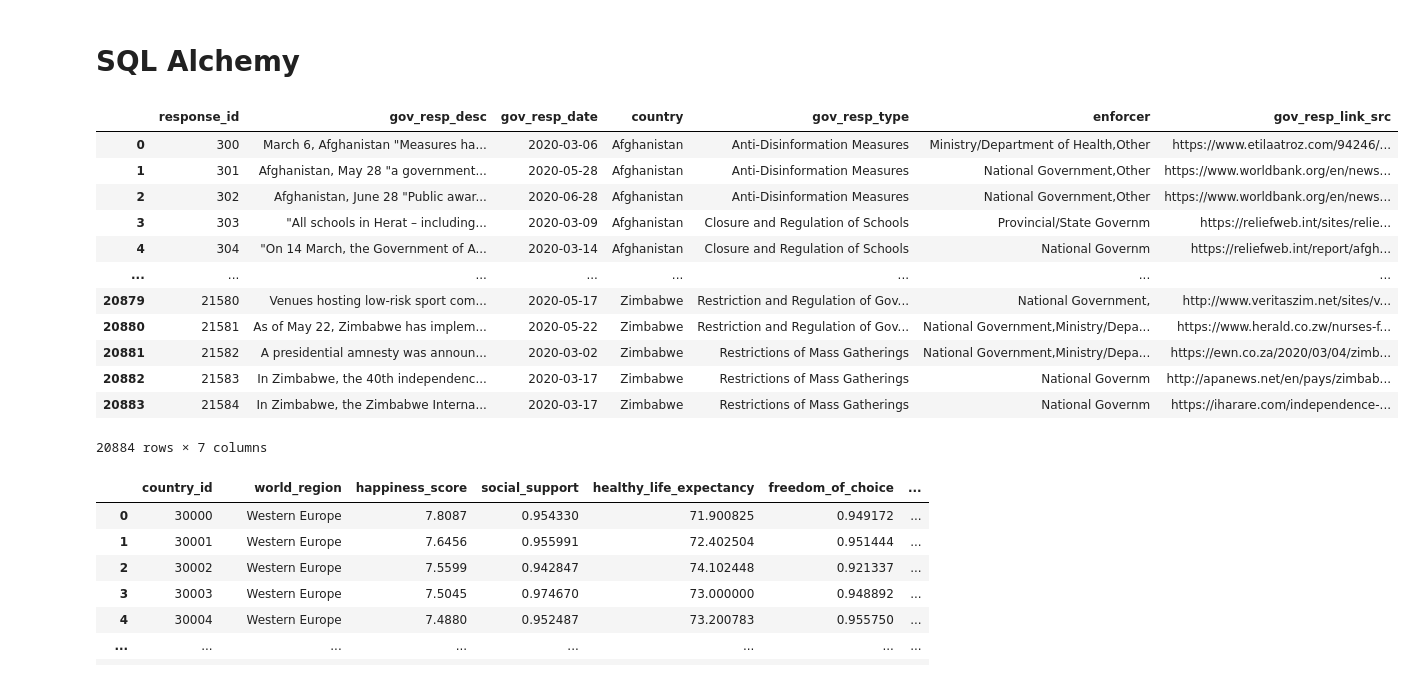
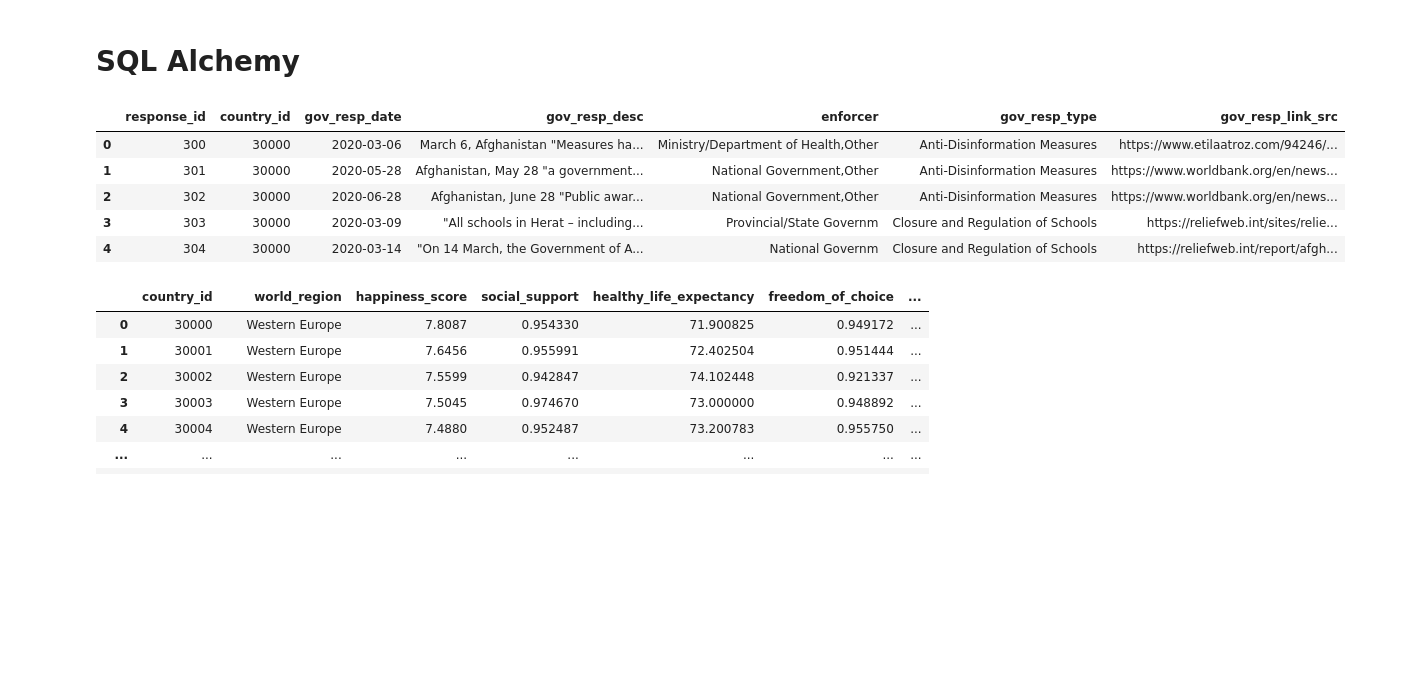
Before and after one commit to Kpearson72/etl-project-team4, a Jupyter notebook: etl_prpject_final_notebook-Copy1.ipynb, the cells around one changed output. Drawn from its saved outputs; the diff is of its cells as text; code cells hidden in the pictures; blank space fills up the shorter version.

Commit message:
finish notebook, erd, loading dataframe using

```diff
--- a/etl_prpject_final_notebook-Copy1.ipynb
+++ b/etl_prpject_final_notebook-Copy1.ipynb
@@ -854,7 +937,7 @@ gov_response.dropna(inplace = True)
 # %%
 from sqlalchemy import create_engine
 
-engine = create_engine('postgresql://postgres:<username>:5432/Happiness_db')
+engine = create_engine('postgresql://postgres:<password>@localhost:5432/Happiness_db')
 conn=engine.connect()
 
 
@@ -868,20 +948,13 @@ gov_response.to_sql(name='gov_response',con=engine, if_exists='append',index=Fal
 # %%
 response = pd.read_sql("SELECT * FROM gov_response", conn )
-response
+response.head()
 # %% [output]
-|  | response_id | gov_resp_desc | gov_resp_date | country | gov_resp_type | enforcer | gov_resp_link_src |
-| 0 | 300 | March 6, Afghanistan "Measures ha... | 2020-03-06 | Afghanistan | Anti-Disinformation Measures | Ministry/Department of Health,Other | https://www.etilaatroz.com/94246/... |
-| 1 | 301 | Afghanistan, May 28 "a government... | 2020-05-28 | Afghanistan | Anti-Disinformation Measures | National Government,Other | https://www.worldbank.org/en/news... |
-| 2 | 302 | Afghanistan, June 28 "Public awar... | 2020-06-28 | Afghanistan | Anti-Disinformation Measures | National Government,Other | https://www.worldbank.org/en/news... |
-| 3 | 303 | "All schools in Herat – including... | 2020-03-09 | Afghanistan | Closure and Regulation of Schools | Provincial/State Governm | https://reliefweb.int/sites/relie... |
-| 4 | 304 | "On 14 March, the Government of A... | 2020-03-14 | Afghanistan | Closure and Regulation of Schools | National Governm | https://reliefweb.int/report/afgh... |
-| ... | ... | ... | ... | ... | ... | ... | ... |
-| 20879 | 21580 | Venues hosting low-risk sport com... | 2020-05-17 | Zimbabwe | Restriction and Regulation of Gov... | National Government, | http://www.veritaszim.net/sites/v... |
-| 20880 | 21581 | As of May 22, Zimbabwe has implem... | 2020-05-22 | Zimbabwe | Restriction and Regulation of Gov... | National Government,Ministry/Depa... | https://www.herald.co.zw/nurses-f... |
-| 20881 | 21582 | A presidential amnesty was announ... | 2020-03-02 | Zimbabwe | Restrictions of Mass Gatherings | National Government,Ministry/Depa... | https://ewn.co.za/2020/03/04/zimb... |
-| 20882 | 21583 | In Zimbabwe, the 40th independenc... | 2020-03-17 | Zimbabwe | Restrictions of Mass Gatherings | National Governm | http://apanews.net/en/pays/zimbab... |
-| 20883 | 21584 | In Zimbabwe, the Zimbabwe Interna... | 2020-03-17 | Zimbabwe | Restrictions of Mass Gatherings | National Governm | https://iharare.com/independence-... |
+|  | response_id | country_id | gov_resp_date | gov_resp_desc | enforcer | gov_resp_type | gov_resp_link_src |
+| 0 | 300 | 30000 | 2020-03-06 | March 6, Afghanistan "Measures ha... | Ministry/Department of Health,Other | Anti-Disinformation Measures | https://www.etilaatroz.com/94246/... |
+| 1 | 301 | 30000 | 2020-05-28 | Afghanistan, May 28 "a government... | National Government,Other | Anti-Disinformation Measures | https://www.worldbank.org/en/news... |
+| 2 | 302 | 30000 | 2020-06-28 | Afghanistan, June 28 "Public awar... | National Government,Other | Anti-Disinformation Measures | https://www.worldbank.org/en/news... |
+| 3 | 303 | 30000 | 2020-03-09 | "All schools in Herat – including... | Provincial/State Governm | Closure and Regulation of Schools | https://reliefweb.int/sites/relie... |
+| 4 | 304 | 30000 | 2020-03-14 | "On 14 March, the Government of A... | National Governm | Closure and Regulation of Schools | https://reliefweb.int/report/afgh... |
-20884 rows × 7 columns
 # %%
 world_hap = pd.read_sql("SELECT * FROM world_happiness" , conn )
 world_hap
```
Also changed, not shown: parts of 31 cells of this notebook, 3 other files.
